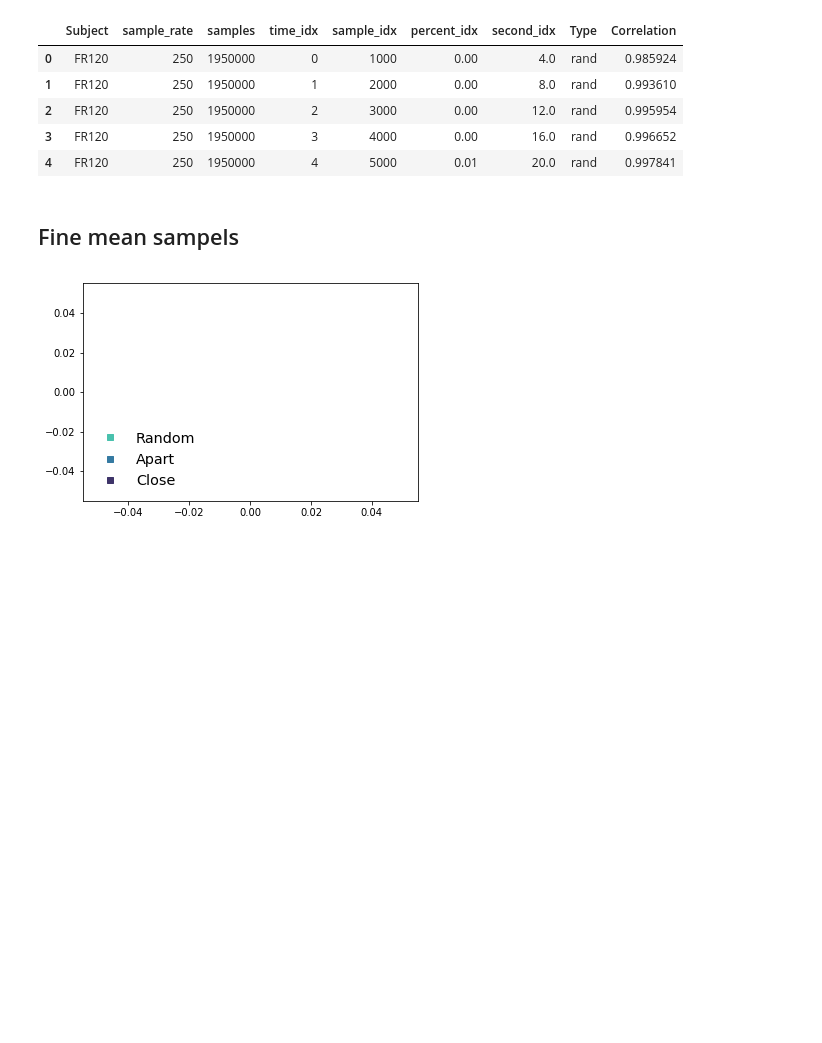
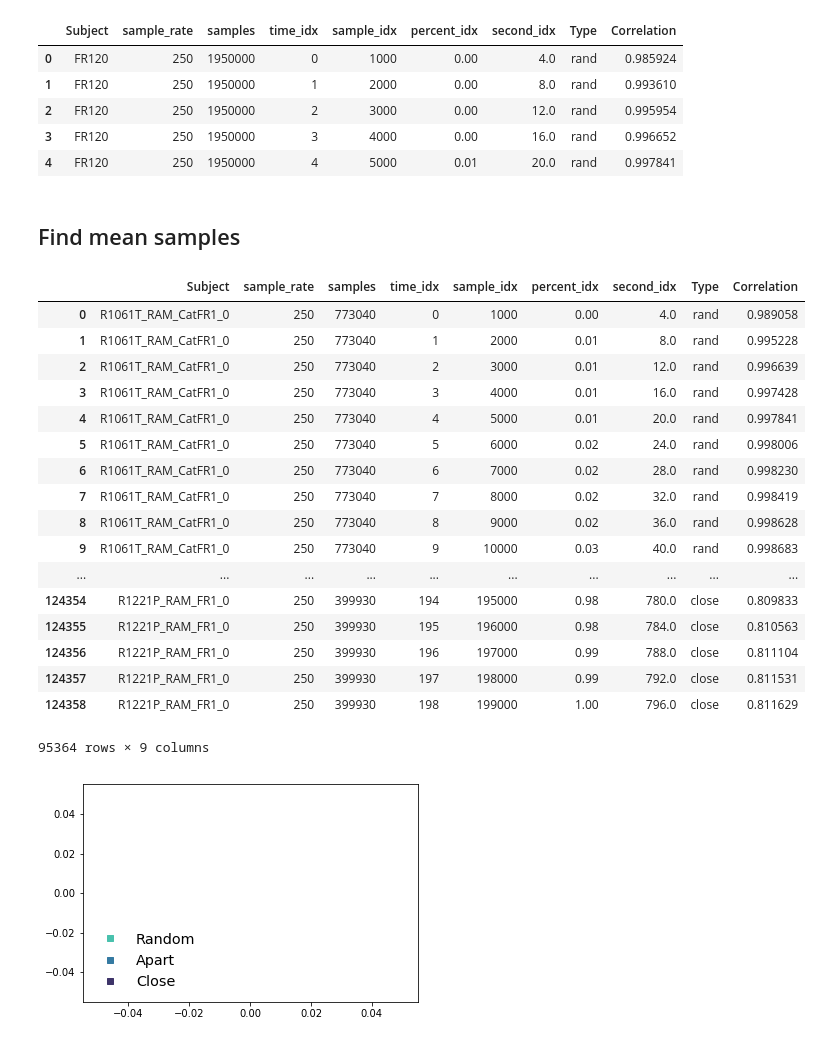
Before and after one commit to ContextLab/supereeg_paper, a Jupyter notebook: code/notebooks/stability.ipynb, the cells around one changed output. Cells and saved outputs as stored; diff of their text form; code cells hidden in the pictures; blank space fills up the shorter version.

```diff
--- a/code/notebooks/stability.ipynb
+++ b/code/notebooks/stability.ipynb
@@ -88,11 +88,32 @@ pyFR_t_df_long.head()
 | 3 | FR120 | 250 | 1950000 | 3 | 4000 | 0.00 | 16.0 | rand | 0.996652 |
 | 4 | FR120 | 250 | 1950000 | 4 | 5000 | 0.01 | 20.0 | rand | 0.997841 |
 # %% [markdown]
-## Fine mean sampels
+## Find mean samples
 # %%
 RAM_group = RAM_t_df_long.groupby("Subject").mean()
 RAM_group['samples'].mean()
 RAM_half = RAM_t_df_long.loc[(RAM_t_df_long['sample_idx'] <= RAM_group['samples'].mean()/2)]
+# %%
+RAM_half
+# %% [output]
+|  | Subject | sample_rate | samples | time_idx | sample_idx | percent_idx | second_idx | Type | Correlation |
+| 0 | R1061T_RAM_CatFR1_0 | 250 | 773040 | 0 | 1000 | 0.00 | 4.0 | rand | 0.989058 |
+| 1 | R1061T_RAM_CatFR1_0 | 250 | 773040 | 1 | 2000 | 0.01 | 8.0 | rand | 0.995228 |
+| 2 | R1061T_RAM_CatFR1_0 | 250 | 773040 | 2 | 3000 | 0.01 | 12.0 | rand | 0.996639 |
+| 3 | R1061T_RAM_CatFR1_0 | 250 | 773040 | 3 | 4000 | 0.01 | 16.0 | rand | 0.997428 |
+| 4 | R1061T_RAM_CatFR1_0 | 250 | 773040 | 4 | 5000 | 0.01 | 20.0 | rand | 0.997841 |
+| 5 | R1061T_RAM_CatFR1_0 | 250 | 773040 | 5 | 6000 | 0.02 | 24.0 | rand | 0.998006 |
+| 6 | R1061T_RAM_CatFR1_0 | 250 | 773040 | 6 | 7000 | 0.02 | 28.0 | rand | 0.998230 |
+| 7 | R1061T_RAM_CatFR1_0 | 250 | 773040 | 7 | 8000 | 0.02 | 32.0 | rand | 0.998419 |
+| 8 | R1061T_RAM_CatFR1_0 | 250 | 773040 | 8 | 9000 | 0.02 | 36.0 | rand | 0.998628 |
+| 9 | R1061T_RAM_CatFR1_0 | 250 | 773040 | 9 | 10000 | 0.03 | 40.0 | rand | 0.998683 |
+| ... | ... | ... | ... | ... | ... | ... | ... | ... | ... |
+| 124354 | R1221P_RAM_FR1_0 | 250 | 399930 | 194 | 195000 | 0.98 | 780.0 | close | 0.809833 |
+| 124355 | R1221P_RAM_FR1_0 | 250 | 399930 | 195 | 196000 | 0.98 | 784.0 | close | 0.810563 |
+| 124356 | R1221P_RAM_FR1_0 | 250 | 399930 | 196 | 197000 | 0.99 | 788.0 | close | 0.811104 |
+| 124357 | R1221P_RAM_FR1_0 | 250 | 399930 | 197 | 198000 | 0.99 | 792.0 | close | 0.811531 |
+| 124358 | R1221P_RAM_FR1_0 | 250 | 399930 | 198 | 199000 | 1.00 | 796.0 | close | 0.811629 |
+95364 rows × 9 columns
 # %%
 pyFR_group = pyFR_t_df_long.groupby("Subject").mean()
 pyFR_group['samples'].mean()
```
Also changed, not shown: parts of 5 cells of this notebook, 39 other files.
